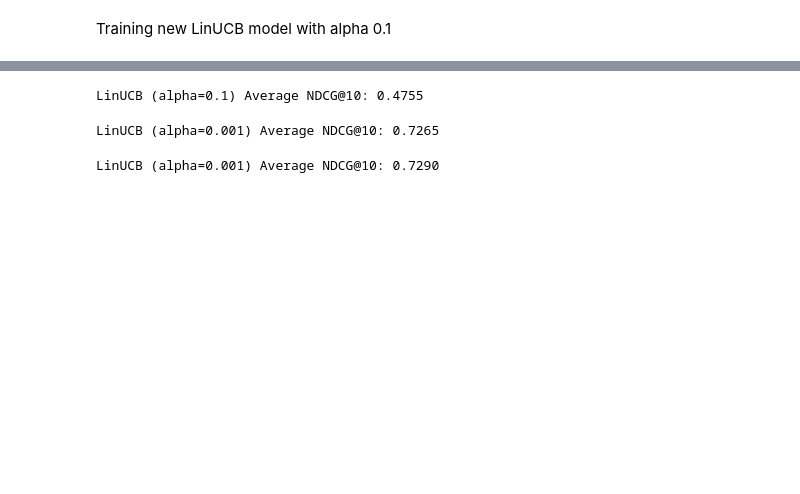
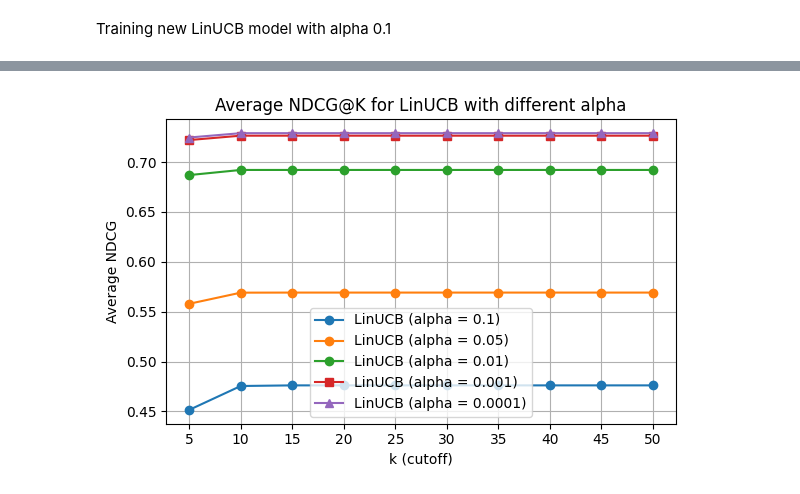
Before and after one commit to ReinerJasin/Multi-Armed-Bandit, a Jupyter notebook: Contextual_Bandit_with_Movie_Clustering.ipynb, the cells around one changed output, grey strips where cells are left out. Cells and saved outputs as stored; diff of their text form; code cells hidden in the pictures; blank space fills up the shorter version.

```diff
--- a/Contextual_Bandit_with_Movie_Clustering.ipynb
+++ b/Contextual_Bandit_with_Movie_Clustering.ipynb
@@ -285,7 +285,7 @@ def ndcg_at_k(true_relevance, predicted_scores, k=10):
 # print(f"Average NDCG@10: {np.mean(ndcg_scores):.4f}")
 # %%
 # Calculate NDCG for any model
-def calculate_ndcg(row, model):
+def calculate_ndcg(row, model, k=10):
     user_id = row.user_id
     true_movie = row.item_id
     true_rating = row.rating
@@ -308,7 +308,7 @@ def calculate_ndcg(row, model):
         predicted_scores.append(score)
         true_relevance.append(1 if arm_idx == true_cluster else 0)
 
-    ndcg = ndcg_at_k(true_relevance, predicted_scores, k=10)
+    ndcg = ndcg_at_k(true_relevance, predicted_scores, k)
     return ndcg
 # %% [markdown]
 Testing and printin NDCG for LinUCB and e-Greedy model
@@ -335,6 +409,8 @@ num_arms = len(movie['cluster'].unique())
 context_dim = user.shape[1]+movie.shape[1]-3
 
 linucb_a1 = LinUCB(num_arms, context_dim, 0.1)
+linucb_a05 = LinUCB(num_arms, context_dim, 0.05)
+linucb_a01 = LinUCB(num_arms, context_dim, 0.01)
 linucb_a2 = LinUCB(num_arms, context_dim, 0.001)
 linucb_a3 = LinUCB(num_arms, context_dim, 0.0001)
 
@@ -356,5 +432,7 @@ for idx, row in training_df.iterrows():
   cluster = movie_row["cluster"].values[0]
 
   linucb_a1.update(cluster, context, reward)
+  linucb_a05.update(cluster, context, reward)
+  linucb_a01.update(cluster, context, reward)
   linucb_a2.update(cluster, context, reward)
   linucb_a3.update(cluster, context, reward)
@@ -361,20 +561,34 @@ for idx, row in training_df.iterrows():
+# %%
+import matplotlib.pyplot as plt
+
+# === Plotting ===
+plt.figure(figsize=(6, 4))
+plt.plot(k_list, results_linucb_a1_list, marker='o', label='LinUCB (alpha = 0.1)')
+plt.plot(k_list, results_linucb_a05_list, marker='o', label='LinUCB (alpha = 0.05)')
+plt.plot(k_list, results_linucb_a01_list, marker='o', label='LinUCB (alpha = 0.01)')
+plt.plot(k_list, results_linucb_a2_list, marker='s', label='LinUCB (alpha = 0.001)')
+plt.plot(k_list, results_linucb_a3_list, marker='^', label='LinUCB (alpha = 0.0001)')
+plt.title('Average NDCG@K for LinUCB with different alpha')
+plt.xlabel('k (cutoff)')
+plt.ylabel('Average NDCG')
+plt.xticks(k_list)
+plt.grid(True)
+plt.legend()
+plt.tight_layout()
+plt.show()
+# %% [output]
+[figure, added]
 # %%
-# Testing the LinUCB (alpha=0.1)
-results_linucb_a1 = Parallel(n_jobs=-1)(delayed(calculate_ndcg)(row, linucb_a1) for row in tqdm(testing_df.itertuples(index=False), total=len(testing_df), desc="LinUCB (alpha=0.1) NDCG"))
-print(f"LinUCB (alpha=0.1) Average NDCG@10: {np.mean(results_linucb_a1):.4f}")
+# # Testing the LinUCB (alpha=0.1)
+# results_linucb_a1 = Parallel(n_jobs=-1)(delayed(calculate_ndcg)(row, linucb_a1) for row in tqdm(testing_df.itertuples(index=False), total=len(testing_df), desc="LinUCB (alpha=0.1) NDCG"))
+# print(f"LinUCB (alpha=0.1) Average NDCG@10: {np.mean(results_linucb_a1):.4f}")
-# %% [output]
-LinUCB (alpha=0.1) Average NDCG@10: 0.4755
 # %%
 
-results_linucb_a2 = Parallel(n_jobs=-1)(delayed(calculate_ndcg)(row, linucb_a2) for row in tqdm(testing_df.itertuples(index=False), total=len(testing_df), desc="LinUCB (alpha=0.001) NDCG"))
-print(f"LinUCB (alpha=0.001) Average NDCG@10: {np.mean(results_linucb_a2):.4f}")
+# results_linucb_a2 = Parallel(n_jobs=-1)(delayed(calculate_ndcg)(row, linucb_a2) for row in tqdm(testing_df.itertuples(index=False), total=len(testing_df), desc="LinUCB (alpha=0.001) NDCG"))
+# print(f"LinUCB (alpha=0.001) Average NDCG@10: {np.mean(results_linucb_a2):.4f}")
-# %% [output]
-LinUCB (alpha=0.001) Average NDCG@10: 0.7265
 # %%
-results_linucb_a3 = Parallel(n_jobs=-1)(delayed(calculate_ndcg)(row, linucb_a3) for row in tqdm(testing_df.itertuples(index=False), total=len(testing_df), desc="LinUCB (alpha=0.0001) NDCG"))
-print(f"LinUCB (alpha=0.001) Average NDCG@10: {np.mean(results_linucb_a3):.4f}")
+# results_linucb_a3 = Parallel(n_jobs=-1)(delayed(calculate_ndcg)(row, linucb_a3) for row in tqdm(testing_df.itertuples(index=False), total=len(testing_df), desc="LinUCB (alpha=0.0001) NDCG"))
+# print(f"LinUCB (alpha=0.001) Average NDCG@10: {np.mean(results_linucb_a3):.4f}")
-# %% [output]
-LinUCB (alpha=0.001) Average NDCG@10: 0.7290
 # %%
 # def train_linucb(row, model):
 #     user_id = row.user_id
```
Also changed, not shown: parts of 10 cells of this notebook.
